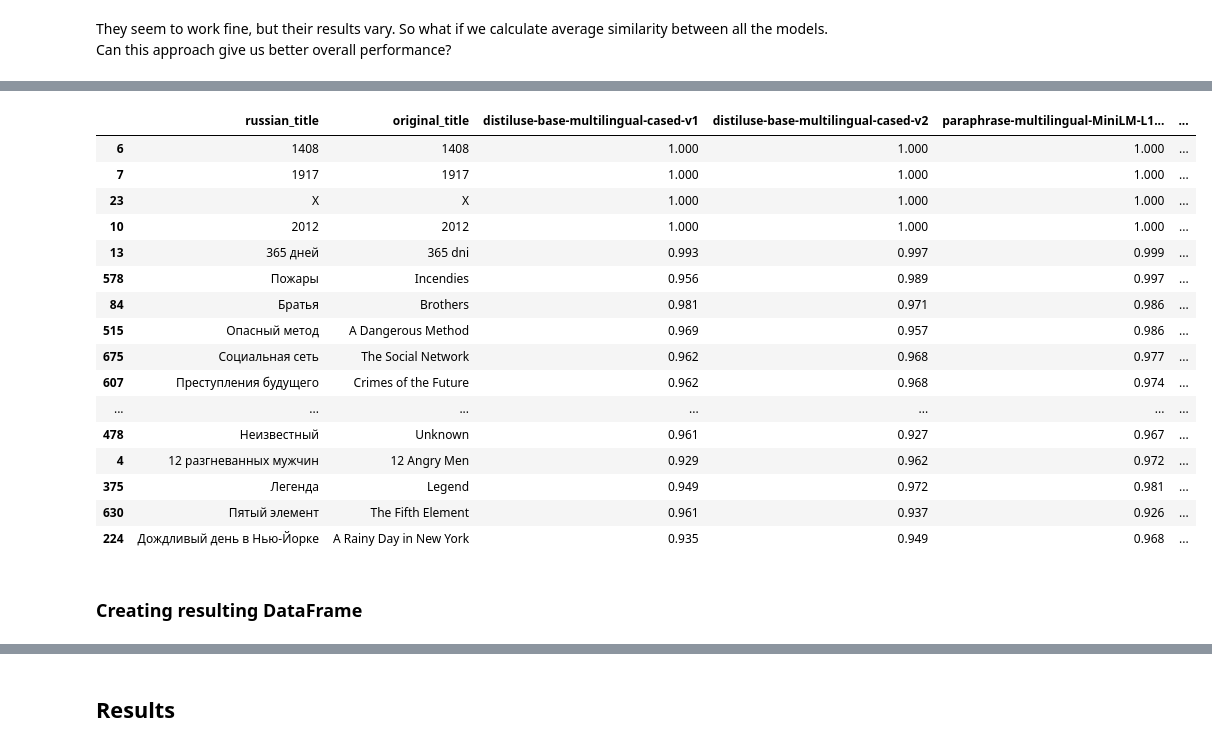
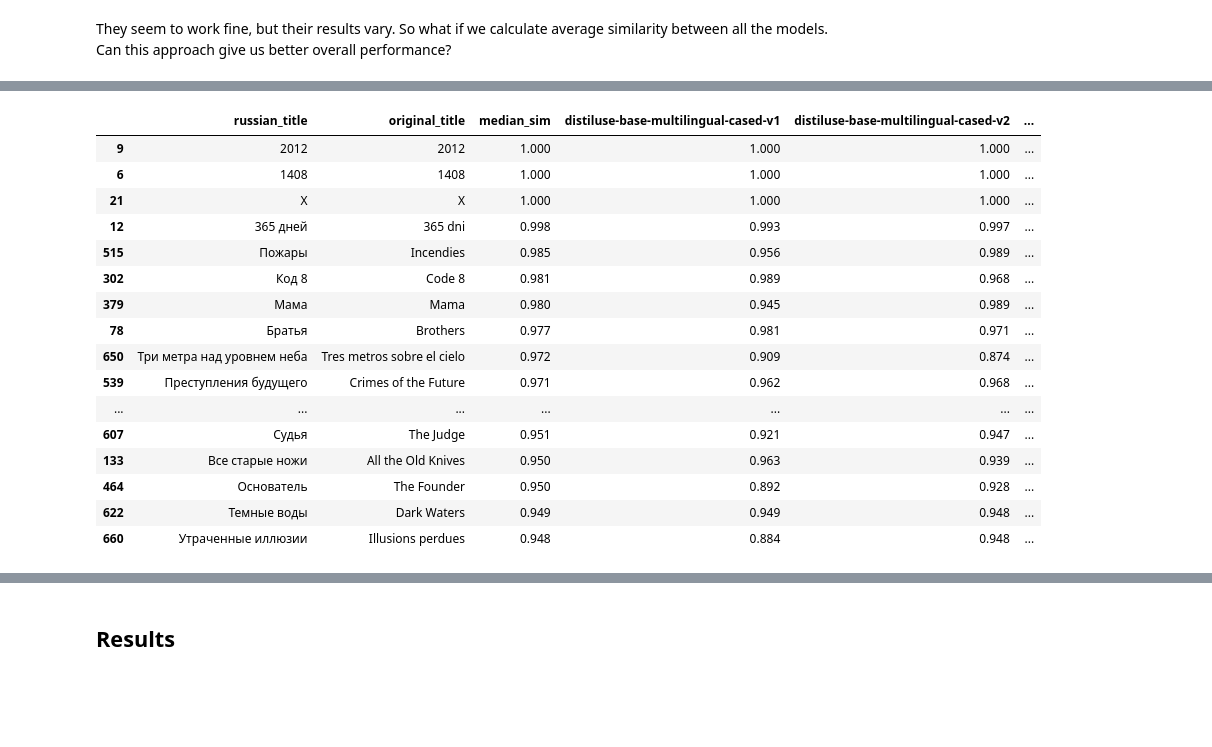
Before and after one commit to Extremesarova/shows_analysis, a Jupyter notebook: analysis/movie_title_translation.ipynb, the cells around one changed output, grey strips where cells are left out. Drawn from its saved outputs; the diff is of its cells as text; code cells hidden in the pictures; blank space fills up the shorter version.

```diff
--- a/analysis/movie_title_translation.ipynb
+++ b/analysis/movie_title_translation.ipynb
@@ -32,4 +60,4 @@ From the whole dataset with information about films we'll just read the next col
 # %%
-movie_df = pd.read_parquet("../data/movies.parquet", columns=["id", "russian_title", "original_title"])
+movie_df = pd.read_parquet("../data/movie_titles.parquet")
 movie_df.shape
 # %% [output]
@@ -140,3 +168,6 @@ There are no duplicates in the dataset - nothing to do here
+# %%
+movie_df.drop_duplicates(inplace=True)
+assert movie_df.drop_duplicates().shape == movie_df.shape
 # %% [markdown]
 ### Checking for missing values
 # %%
@@ -325,10 +355,10 @@ LaBSE
 They seem to work fine, but their results vary. So what if we calculate average similarity between all the models.
 Can this approach give us better overall performance?
 # %%
-similarity_df.drop("similarity", axis=1, inplace=True, errors='ignore')
+similarity_df.drop("similarity", axis=1, inplace=True, errors="ignore")
 for model_name, similarity_col in similarities.items():
     similarity_df[model_name] = similarity_col
 
-similarity_df["avg_sim"] = similarity_df[similarities.keys()].mean(axis=1)
+similarity_df.insert(2, "median_sim", similarity_df[similarities.keys()].median(axis=1))
 # %%
 with pd.option_context("display.max_rows", None, "display.max_columns", None):
@@ -354,23 +384,21 @@ with pd.option_context("display.max_rows", None, "display.max_columns", None):
 # %%
 with pd.option_context("display.max_rows", None, "display.max_columns", None):
-    display(similarity_df.sort_values(by="avg_sim", ascending=False).iloc[:50])
+    display(similarity_df.sort_values(by="median_sim", ascending=False).iloc[:50])
 # %% [output]
-|  | russian_title | original_title | distiluse-base-multilingual-cased-v1 | distiluse-base-multilingual-cased-v2 | paraphrase-multilingual-MiniLM-L1... | ... |
+|  | russian_title | original_title | median_sim | distiluse-base-multilingual-cased-v1 | distiluse-base-multilingual-cased-v2 | ... |
+| 9 | 2012 | 2012 | 1.000 | 1.000 | 1.000 | ... |
 | 6 | 1408 | 1408 | 1.000 | 1.000 | 1.000 | ... |
-| 7 | 1917 | 1917 | 1.000 | 1.000 | 1.000 | ... |
-| 23 | X | X | 1.000 | 1.000 | 1.000 | ... |
-| 10 | 2012 | 2012 | 1.000 | 1.000 | 1.000 | ... |
-| 13 | 365 дней | 365 dni | 0.993 | 0.997 | 0.999 | ... |
-| 578 | Пожары | Incendies | 0.956 | 0.989 | 0.997 | ... |
-| 84 | Братья | Brothers | 0.981 | 0.971 | 0.986 | ... |
-| 515 | Опасный метод | A Dangerous Method | 0.969 | 0.957 | 0.986 | ... |
-| 675 | Социальная сеть | The Social Network | 0.962 | 0.968 | 0.977 | ... |
-| 607 | Преступления будущего | Crimes of the Future | 0.962 | 0.968 | 0.974 | ... |
+| 21 | X | X | 1.000 | 1.000 | 1.000 | ... |
+| 12 | 365 дней | 365 dni | 0.998 | 0.993 | 0.997 | ... |
+| 515 | Пожары | Incendies | 0.985 | 0.956 | 0.989 | ... |
+| 302 | Код 8 | Code 8 | 0.981 | 0.989 | 0.968 | ... |
+| 379 | Мама | Mama | 0.980 | 0.945 | 0.989 | ... |
+| 78 | Братья | Brothers | 0.977 | 0.981 | 0.971 | ... |
+| 650 | Три метра над уровнем неба | Tres metros sobre el cielo | 0.972 | 0.909 | 0.874 | ... |
+| 539 | Преступления будущего | Crimes of the Future | 0.971 | 0.962 | 0.968 | ... |
 | ... | ... | ... | ... | ... | ... | ... |
-| 478 | Неизвестный | Unknown | 0.961 | 0.927 | 0.967 | ... |
-| 4 | 12 разгневанных мужчин | 12 Angry Men | 0.929 | 0.962 | 0.972 | ... |
-| 375 | Легенда | Legend | 0.949 | 0.972 | 0.981 | ... |
-| 630 | Пятый элемент | The Fifth Element | 0.961 | 0.937 | 0.926 | ... |
-| 224 | Дождливый день в Нью-Йорке | A Rainy Day in New York | 0.935 | 0.949 | 0.968 | ... |
+| 607 | Судья | The Judge | 0.951 | 0.921 | 0.947 | ... |
+| 133 | Все старые ножи | All the Old Knives | 0.950 | 0.963 | 0.939 | ... |
+| 464 | Основатель | The Founder | 0.950 | 0.892 | 0.928 | ... |
+| 622 | Темные воды | Dark Waters | 0.949 | 0.949 | 0.948 | ... |
+| 660 | Утраченные иллюзии | Illusions perdues | 0.948 | 0.884 | 0.948 | ... |
-# %% [markdown]
-### Creating resulting DataFrame
```
Also changed, not shown: parts of 27 cells of this notebook.
